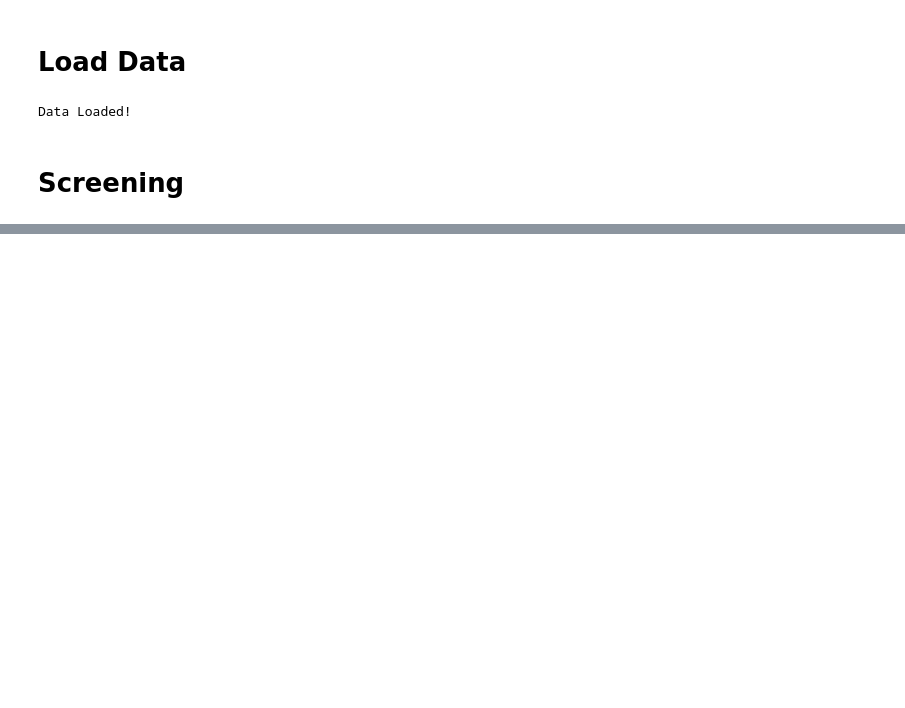
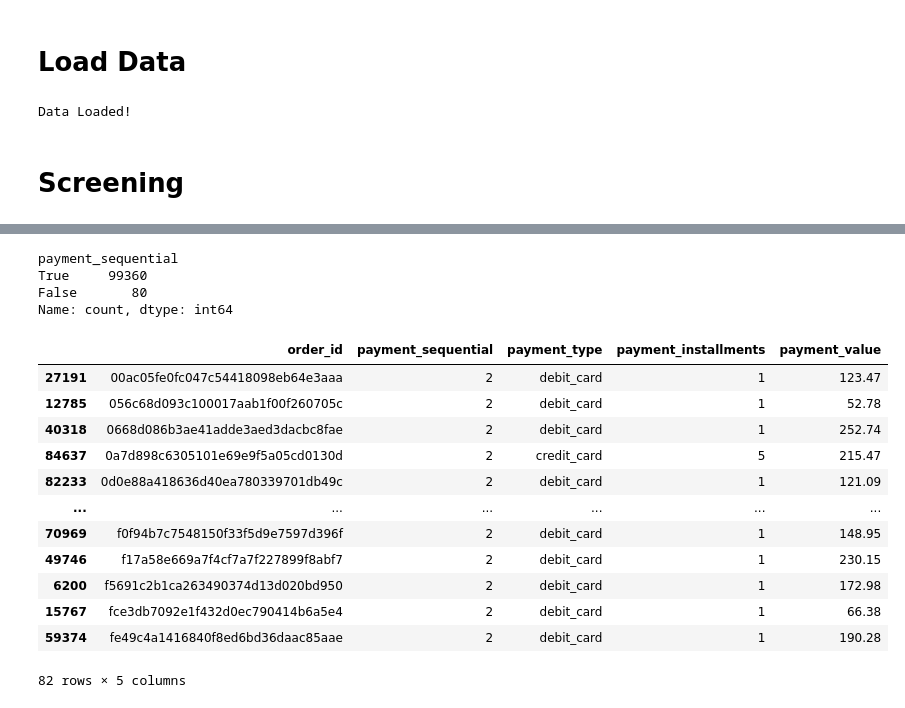
Before and after one commit to rafli-1729/ai-business-analyst, a Jupyter notebook: notebooks/preparation.ipynb, the cells around one changed output, grey strips where cells are left out. Saved outputs shown, nothing was run; the diff lists cells and outputs as text; code cells hidden in the pictures; blank space fills up the shorter version.

```diff
--- a/notebooks/preparation.ipynb
+++ b/notebooks/preparation.ipynb
@@ -55,0 +485,39 @@ df_order_items
+# %%
+check = (
+    df_order_payments
+    .groupby('order_id')['payment_sequential']
+    .apply(lambda x: sorted(x.tolist()) == list(range(1, x.max()+1)))
+)
+
+check.value_counts()
+# %% [output]
+payment_sequential
+True     99360
+False       80
+Name: count, dtype: int64
+# %%
+invalid = (
+    df_order_payments
+    .groupby('order_id')['payment_sequential']
+    .apply(lambda x: sorted(x.tolist()) != list(range(1, x.max()+1)))
+)
+
+invalid_orders = invalid[invalid].index
+
+df_order_payments[
+    df_order_payments['order_id'].isin(invalid_orders)
+].sort_values(['order_id', 'payment_sequential'])
+# %% [output]
+|  | order_id | payment_sequential | payment_type | payment_installments | payment_value |
+| 27191 | 00ac05fe0fc047c54418098eb64e3aaa | 2 | debit_card | 1 | 123.47 |
+| 12785 | 056c68d093c100017aab1f00f260705c | 2 | debit_card | 1 | 52.78 |
+| 40318 | 0668d086b3ae41adde3aed3dacbc8fae | 2 | debit_card | 1 | 252.74 |
+| 84637 | 0a7d898c6305101e69e9f5a05cd0130d | 2 | credit_card | 5 | 215.47 |
+| 82233 | 0d0e88a418636d40ea780339701db49c | 2 | debit_card | 1 | 121.09 |
+| ... | ... | ... | ... | ... | ... |
+| 70969 | f0f94b7c7548150f33f5d9e7597d396f | 2 | debit_card | 1 | 148.95 |
+| 49746 | f17a58e669a7f4cf7a7f227899f8abf7 | 2 | debit_card | 1 | 230.15 |
+| 6200 | f5691c2b1ca263490374d13d020bd950 | 2 | debit_card | 1 | 172.98 |
+| 15767 | fce3db7092e1f432d0ec790414b6a5e4 | 2 | debit_card | 1 | 66.38 |
+| 59374 | fe49c4a1416840f8ed6bd36daac85aae | 2 | debit_card | 1 | 190.28 |
+82 rows × 5 columns
```
Also changed, not shown: parts of 49 cells of this notebook, 28 other files.
